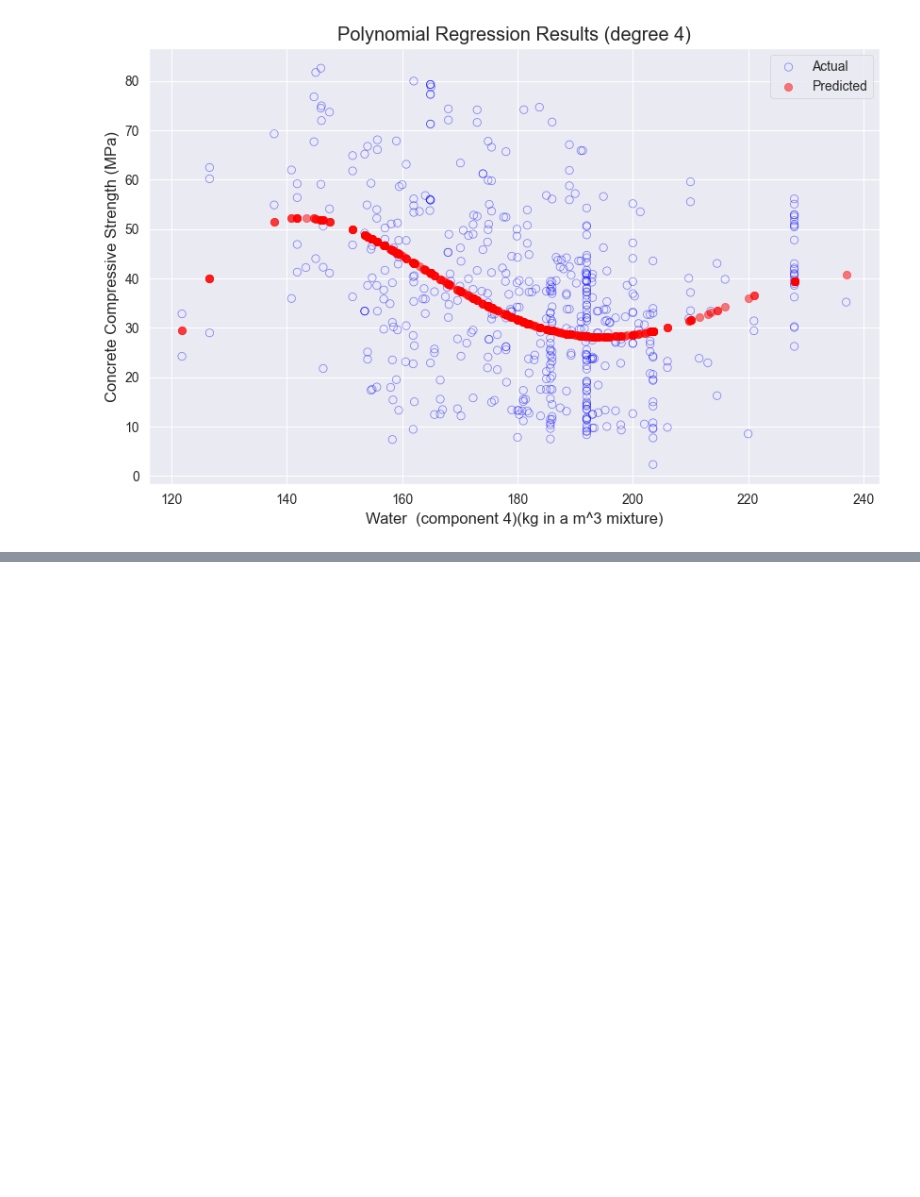
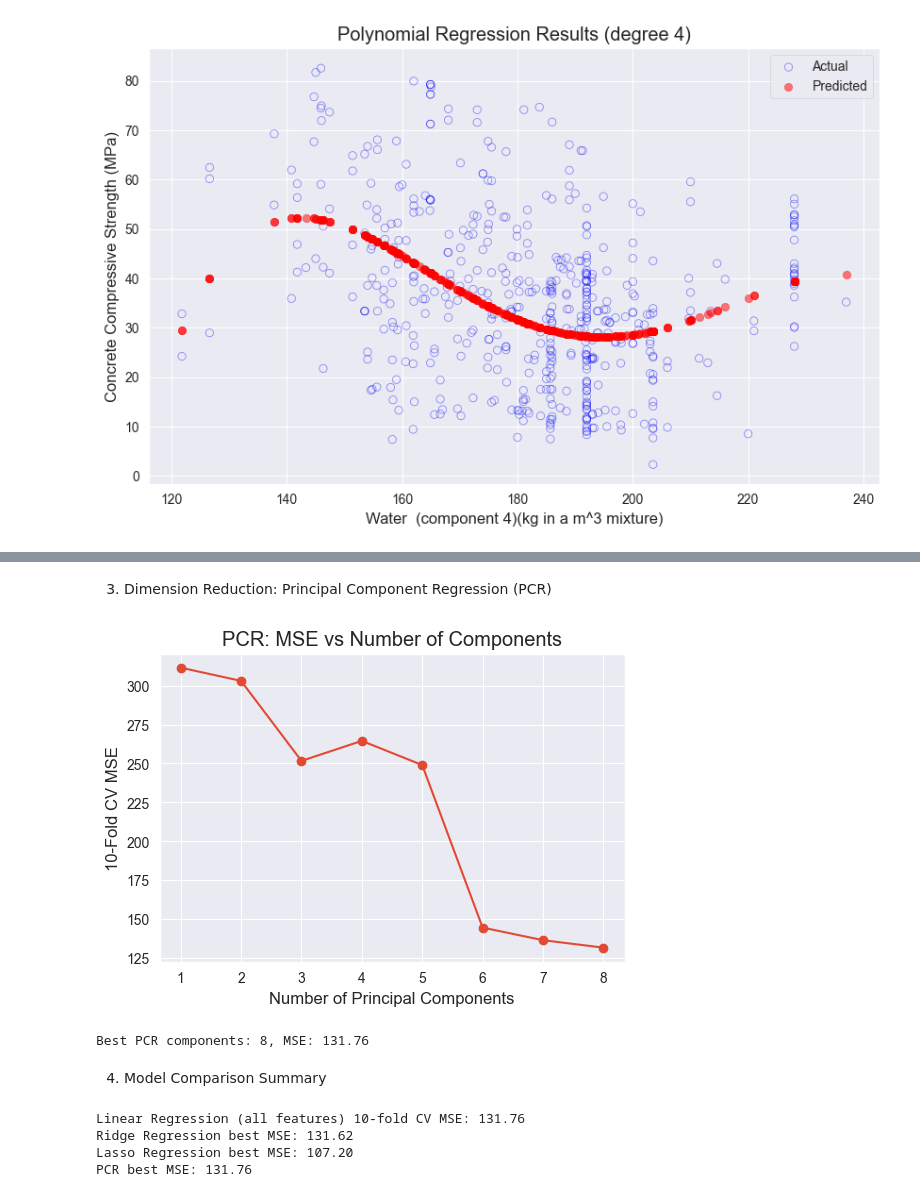
Before and after one commit to ErikTheViking92/Code, a Jupyter notebook: Concrete strength_01.06.ipynb, the cells around one changed output, grey strips where cells are left out. Saved outputs shown, nothing was run; the diff lists cells and outputs as text; code cells hidden in the pictures; blank space fills up the shorter version.

```diff
--- a/Concrete strength_01.06.ipynb
+++ b/Concrete strength_01.06.ipynb
@@ -845,0 +871,44 @@ Polynomial Regression R2: 0.1705
+# %% [markdown]
+3. Dimension Reduction: Principal Component Regression (PCR)
+# %%
+from sklearn.decomposition import PCA
+from sklearn.pipeline import Pipeline
+
+# Try PCR with different numbers of components
+mse_pcr = []
+components = range(1, X.shape[1]+1)
+for n in components:
+    pcr = Pipeline([
+        ('scale', StandardScaler()),
+        ('pca', PCA(n_components=n)),
+        ('lr', LinearRegression())
+    ])
+    scores = cross_val_score(pcr, X, y, cv=10, scoring='neg_mean_squared_error')
+    mse_pcr.append(-scores.mean())
+
+plt.figure(figsize=(6,4))
+plt.plot(components, mse_pcr, marker='o')
+plt.xlabel("Number of Principal Components")
+plt.ylabel("10-Fold CV MSE")
+plt.title("PCR: MSE vs Number of Components")
+plt.show()
+
+best_n = np.argmin(mse_pcr) + 1
+print(f"Best PCR components: {best_n}, MSE: {mse_pcr[best_n-1]:.2f}")
+# %% [output]
+[figure, added]
+Best PCR components: 8, MSE: 131.76
+# %% [markdown]
+4. Model Comparison Summary
+# %%
+print(f"Linear Regression (all features) 10-fold CV MSE: {kfold_mse[0]:.2f}")
+print(f"Ridge Regression best MSE: {-ridge_cv.best_score_:.2f}")
+print(f"Lasso Regression best MSE: {mse_lasso:.2f}")
+print(f"PCR best MSE: {mse_pcr[best_n-1]:.2f}")
+
+# You can also compare with your best polynomial regression MSEs from previous cells.
+# %% [output]
+Linear Regression (all features) 10-fold CV MSE: 131.76
+Ridge Regression best MSE: 131.62
+Lasso Regression best MSE: 107.20
+PCR best MSE: 131.76
```
Also changed, not shown: parts of 15 cells of this notebook.
